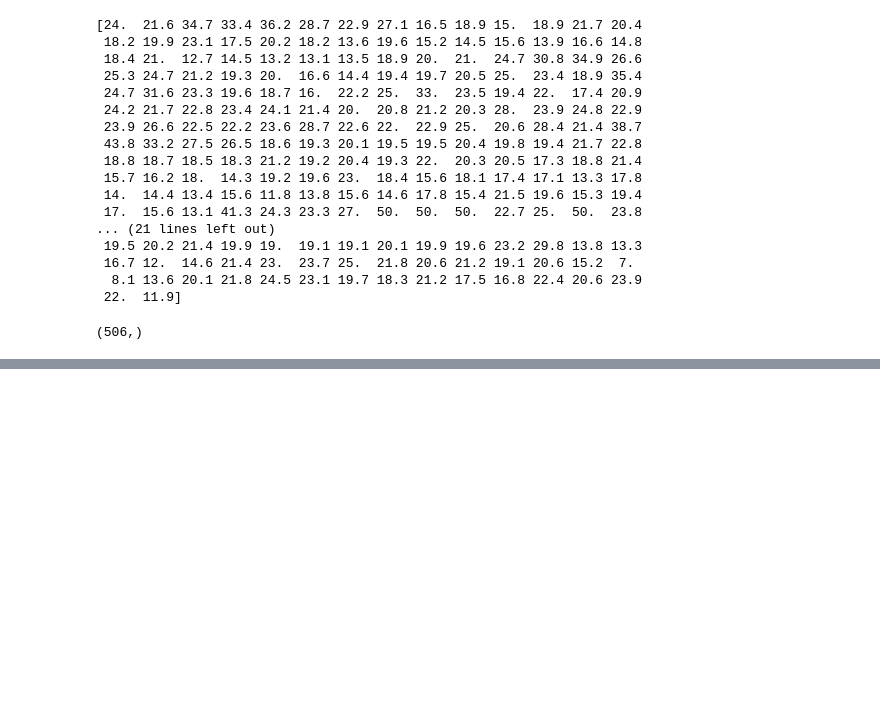
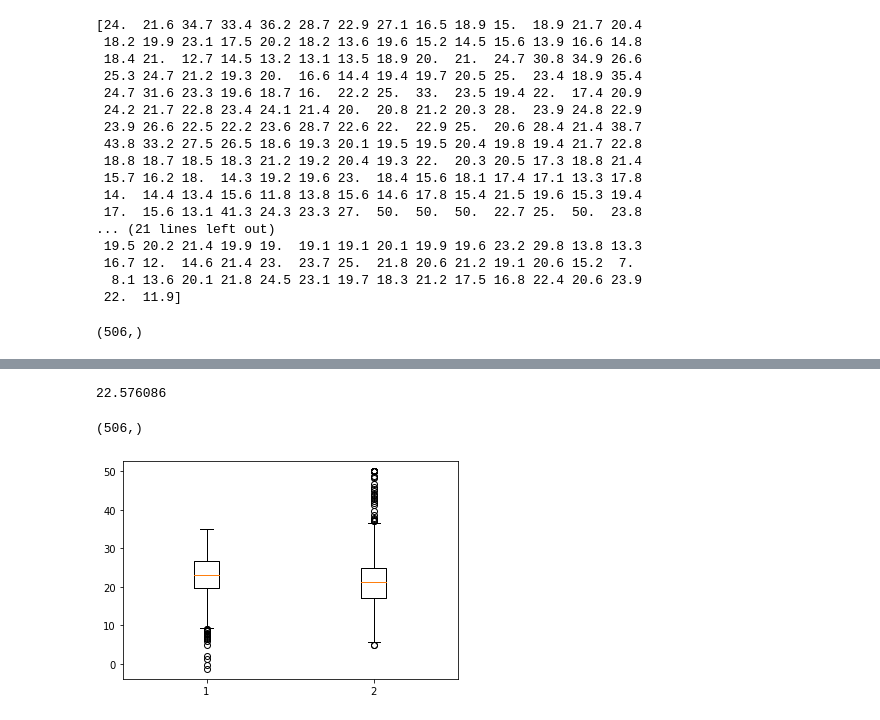
Before and after one commit to shanecanny1/Machine-Learning-and-Statistics-Project, a Jupyter notebook: Machine Learning Project Boston House Prices.ipynb, the cells around one changed output, grey strips where cells are left out. Cells and saved outputs as stored; diff of their text form; code cells hidden in the pictures; blank space fills up the shorter version.

```diff
--- a/Machine Learning Project Boston House Prices.ipynb
+++ b/Machine Learning Project Boston House Prices.ipynb
@@ -477,0 +516,3 @@ plt.show()
+# %%
+## Training the Neural Network ##
+m.fit(inputs_train,outputs_train,epochs=15,batch_size=11)
@@ -477,0 +558,15 @@ plt.show()
+# %%
+Predicted_Price= m.predict(inputs)
+# %%
+print(np.mean(Predicted_Price))
+# %% [output]
+22.576086
+# %%
+## Creating a list for the Price column in the house DataFrame ##
+k= house["PRICE"].tolist()
+# %%
+## Changing the Price column in the house DataFrame to an array from a list ##
+r=np.asarray(k)
+r.shape
+# %% [output]
+(506,)
@@ -477,0 +575,10 @@ plt.show()
+# %%
+## Creating a Boxplot for the Predicted House Prices and the Original House Prices ##
+
+data = [Predicted_Price.flatten(), r.flatten()]
+fig, ax = plt.subplots()
+ax.boxplot(data)
+
+plt.show()
+# %% [output]
+[figure, added]
```
Also changed, not shown: parts of 17 cells of this notebook.
